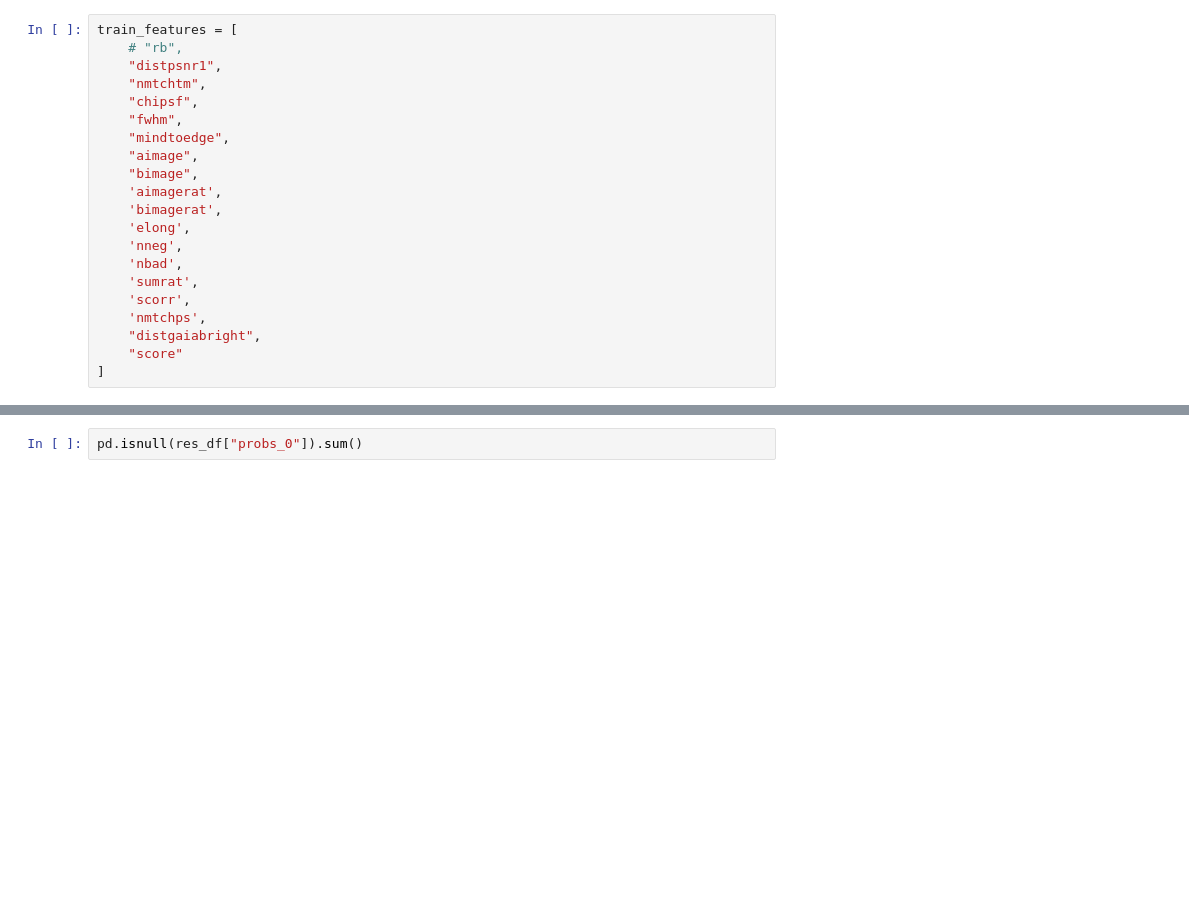
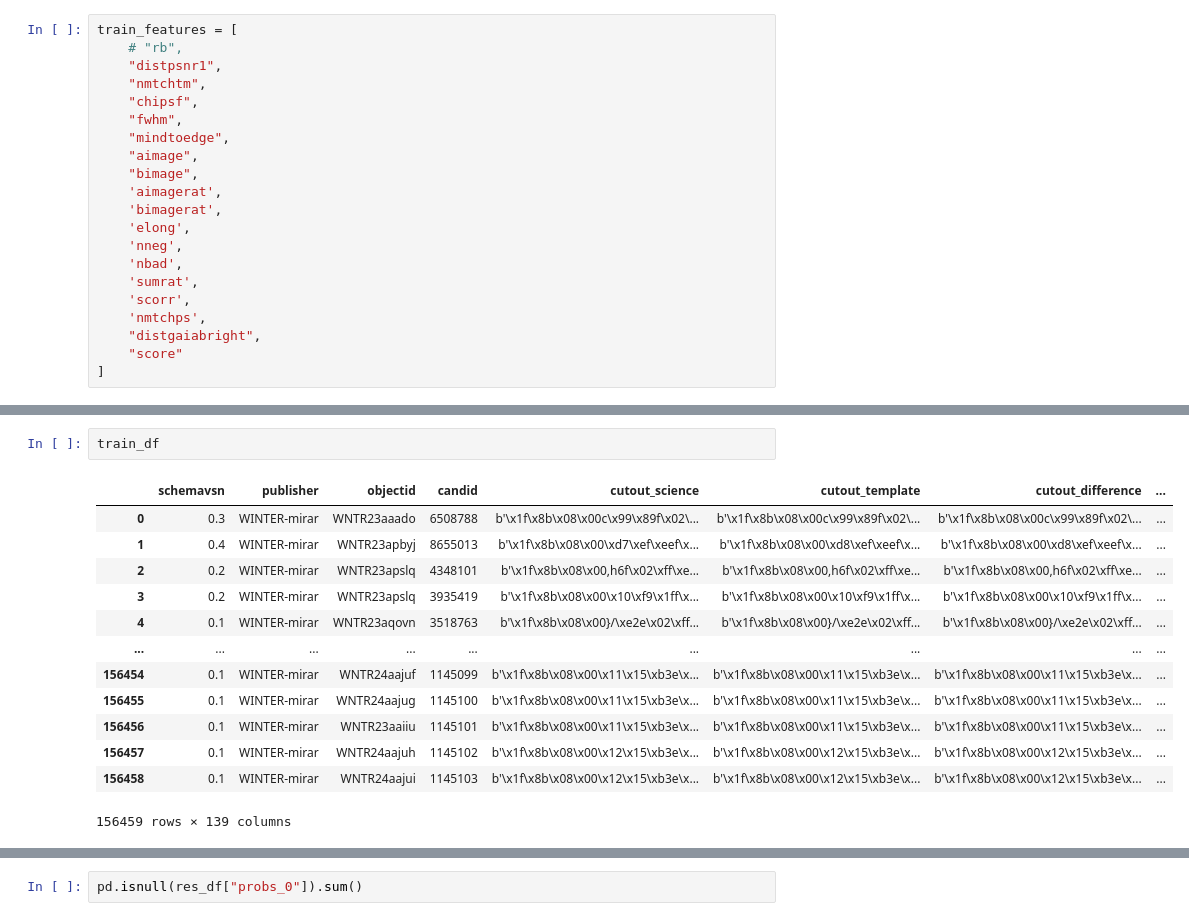
Before and after one commit to winter-telescope/winterdrb, a Jupyter notebook: notebooks/train_xgboost.ipynb, the cells around one changed output, grey strips where cells are left out. Cells and saved outputs as stored; diff of their text form; blank space fills up the shorter version.

```diff
--- a/notebooks/train_xgboost.ipynb
+++ b/notebooks/train_xgboost.ipynb
@@ -256,6 +272,22 @@ def train_classifier(features):
             best_clf = clf
 
     return best_clf, all_res
+# %%
+train_df
+# %% [output]
+|  | schemavsn | publisher | objectid | candid | cutout_science | cutout_template | cutout_difference | ... |
+| 0 | 0.3 | WINTER-mirar | WNTR23aaado | 6508788 | b'\x1f\x8b\x08\x00c\x99\x89f\x02\... | b'\x1f\x8b\x08\x00c\x99\x89f\x02\... | b'\x1f\x8b\x08\x00c\x99\x89f\x02\... | ... |
+| 1 | 0.4 | WINTER-mirar | WNTR23apbyj | 8655013 | b'\x1f\x8b\x08\x00\xd7\xef\xeef\x... | b'\x1f\x8b\x08\x00\xd8\xef\xeef\x... | b'\x1f\x8b\x08\x00\xd8\xef\xeef\x... | ... |
+| 2 | 0.2 | WINTER-mirar | WNTR23apslq | 4348101 | b'\x1f\x8b\x08\x00,h6f\x02\xff\xe... | b'\x1f\x8b\x08\x00,h6f\x02\xff\xe... | b'\x1f\x8b\x08\x00,h6f\x02\xff\xe... | ... |
+| 3 | 0.2 | WINTER-mirar | WNTR23apslq | 3935419 | b'\x1f\x8b\x08\x00\x10\xf9\x1ff\x... | b'\x1f\x8b\x08\x00\x10\xf9\x1ff\x... | b'\x1f\x8b\x08\x00\x10\xf9\x1ff\x... | ... |
+| 4 | 0.1 | WINTER-mirar | WNTR23aqovn | 3518763 | b'\x1f\x8b\x08\x00}/\xe2e\x02\xff... | b'\x1f\x8b\x08\x00}/\xe2e\x02\xff... | b'\x1f\x8b\x08\x00}/\xe2e\x02\xff... | ... |
+| ... | ... | ... | ... | ... | ... | ... | ... | ... |
+| 156454 | 0.1 | WINTER-mirar | WNTR24aajuf | 1145099 | b'\x1f\x8b\x08\x00\x11\x15\xb3e\x... | b'\x1f\x8b\x08\x00\x11\x15\xb3e\x... | b'\x1f\x8b\x08\x00\x11\x15\xb3e\x... | ... |
+| 156455 | 0.1 | WINTER-mirar | WNTR24aajug | 1145100 | b'\x1f\x8b\x08\x00\x11\x15\xb3e\x... | b'\x1f\x8b\x08\x00\x11\x15\xb3e\x... | b'\x1f\x8b\x08\x00\x11\x15\xb3e\x... | ... |
+| 156456 | 0.1 | WINTER-mirar | WNTR23aaiiu | 1145101 | b'\x1f\x8b\x08\x00\x11\x15\xb3e\x... | b'\x1f\x8b\x08\x00\x11\x15\xb3e\x... | b'\x1f\x8b\x08\x00\x11\x15\xb3e\x... | ... |
+| 156457 | 0.1 | WINTER-mirar | WNTR24aajuh | 1145102 | b'\x1f\x8b\x08\x00\x12\x15\xb3e\x... | b'\x1f\x8b\x08\x00\x12\x15\xb3e\x... | b'\x1f\x8b\x08\x00\x12\x15\xb3e\x... | ... |
+| 156458 | 0.1 | WINTER-mirar | WNTR24aajui | 1145103 | b'\x1f\x8b\x08\x00\x12\x15\xb3e\x... | b'\x1f\x8b\x08\x00\x12\x15\xb3e\x... | b'\x1f\x8b\x08\x00\x12\x15\xb3e\x... | ... |
+156459 rows × 139 columns
 # %%
 clf, res_df = train_classifier(train_features)
 # %% [output]
```
Also changed, not shown: parts of 26 cells of this notebook.
